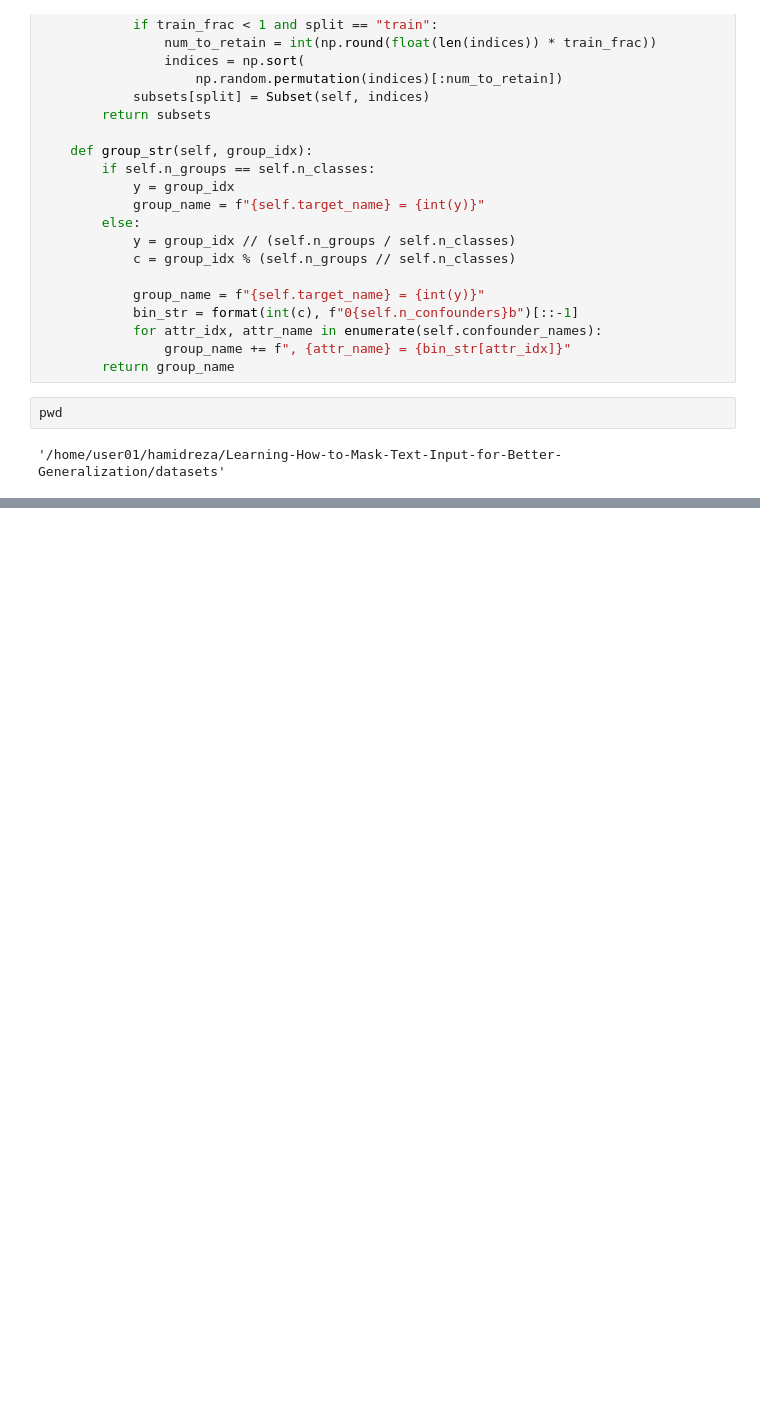
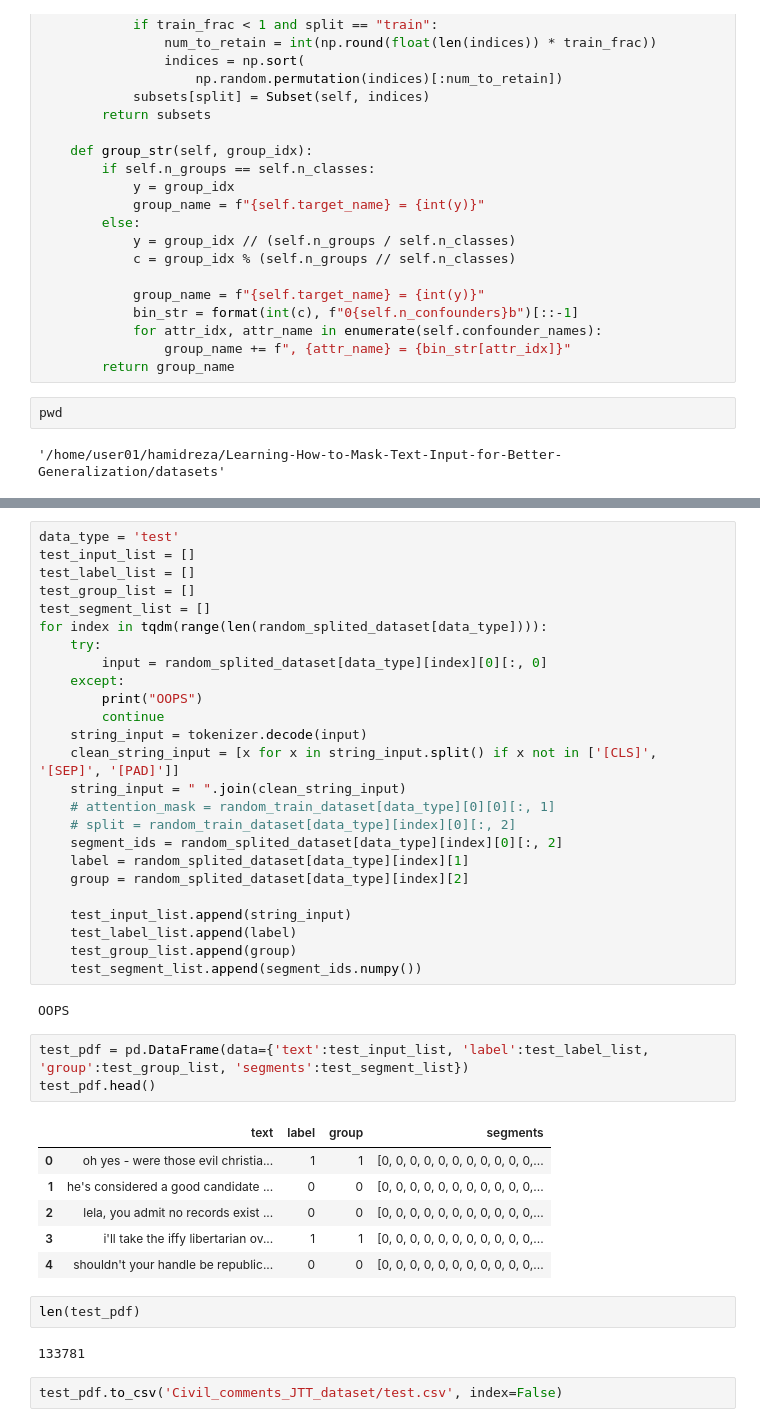
Before and after one commit to hamidrezayaghobi/Learning-How-to-Mask-Text-Input-for-Better-Generalization, a Jupyter notebook: datasets/create_dataset.ipynb, the cells around one changed output, grey strips where cells are left out. Cells and saved outputs as stored; diff of their text form; blank space fills up the shorter version.

```diff
--- a/datasets/create_dataset.ipynb
+++ b/datasets/create_dataset.ipynb
@@ -476,0 +557,43 @@ metadata_csv_name: all_data_with_identities.csv
+# %%
+data_type = 'test'
+test_input_list = []
+test_label_list = []
+test_group_list = []
+test_segment_list = []
+for index in tqdm(range(len(random_splited_dataset[data_type]))):
+    try:
+        input = random_splited_dataset[data_type][index][0][:, 0]
+    except:
+        print("OOPS")
+        continue
+    string_input = tokenizer.decode(input)
+    clean_string_input = [x for x in string_input.split() if x not in ['[CLS]', '[SEP]', '[PAD]']]
+    string_input = " ".join(clean_string_input)
+    # attention_mask = random_train_dataset[data_type][0][0][:, 1]
+    # split = random_train_dataset[data_type][index][0][:, 2]
+    segment_ids = random_splited_dataset[data_type][index][0][:, 2]
+    label = random_splited_dataset[data_type][index][1]
+    group = random_splited_dataset[data_type][index][2]
+
+    test_input_list.append(string_input)
+    test_label_list.append(label)
+    test_group_list.append(group)
+    test_segment_list.append(segment_ids.numpy())
+# %% [output]
+OOPS
+# %%
+test_pdf = pd.DataFrame(data={'text':test_input_list, 'label':test_label_list, 'group':test_group_list, 'segments':test_segment_list})
+test_pdf.head()
+# %% [output]
+|  | text | label | group | segments |
+| 0 | oh yes - were those evil christia... | 1 | 1 | [0, 0, 0, 0, 0, 0, 0, 0, 0, 0, 0,... |
+| 1 | he's considered a good candidate ... | 0 | 0 | [0, 0, 0, 0, 0, 0, 0, 0, 0, 0, 0,... |
+| 2 | lela, you admit no records exist ... | 0 | 0 | [0, 0, 0, 0, 0, 0, 0, 0, 0, 0, 0,... |
+| 3 | i'll take the iffy libertarian ov... | 1 | 1 | [0, 0, 0, 0, 0, 0, 0, 0, 0, 0, 0,... |
+| 4 | shouldn't your handle be republic... | 0 | 0 | [0, 0, 0, 0, 0, 0, 0, 0, 0, 0, 0,... |
+# %%
+len(test_pdf)
+# %% [output]
+133781
+# %%
+test_pdf.to_csv('Civil_comments_JTT_dataset/test.csv', index=False)
```
Also changed, not shown: parts of 8 cells of this notebook, 3 other files.
